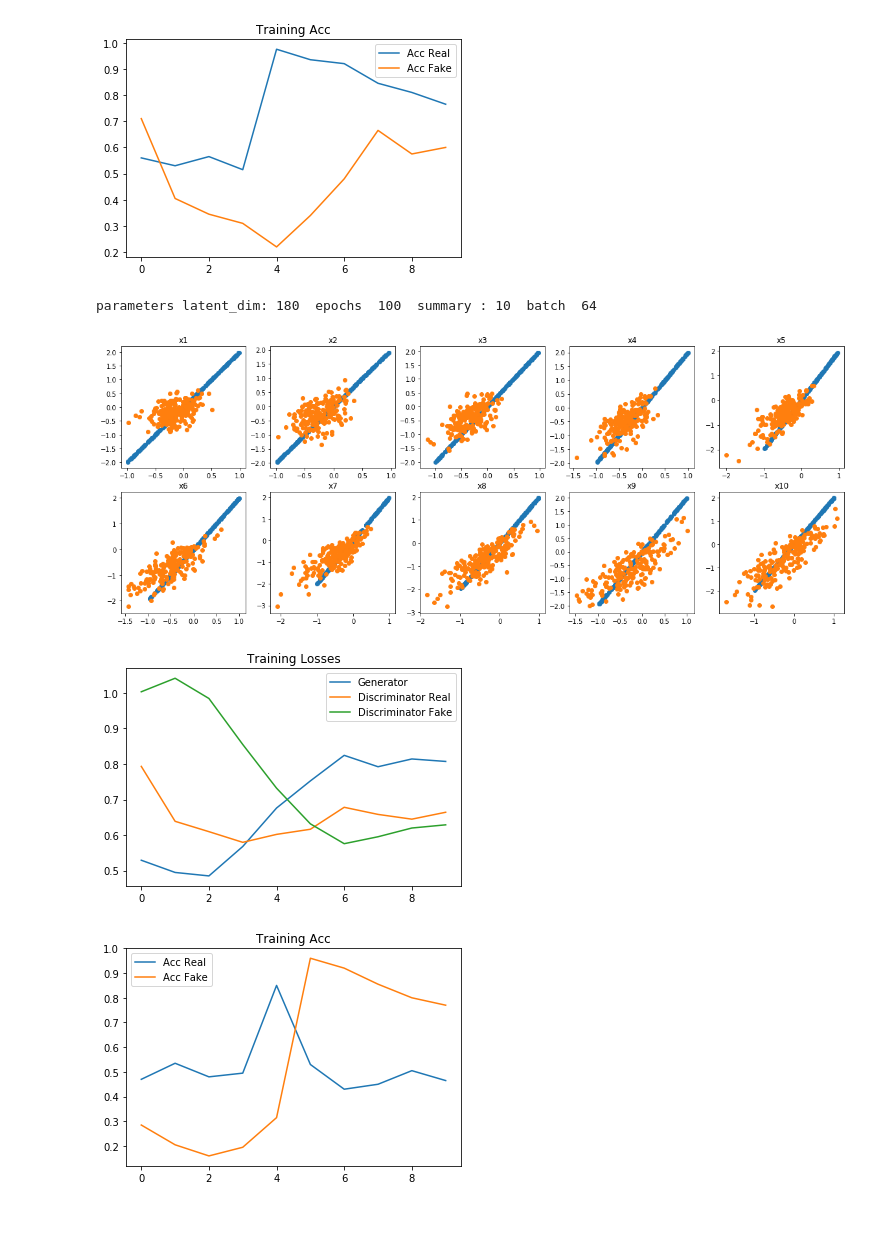
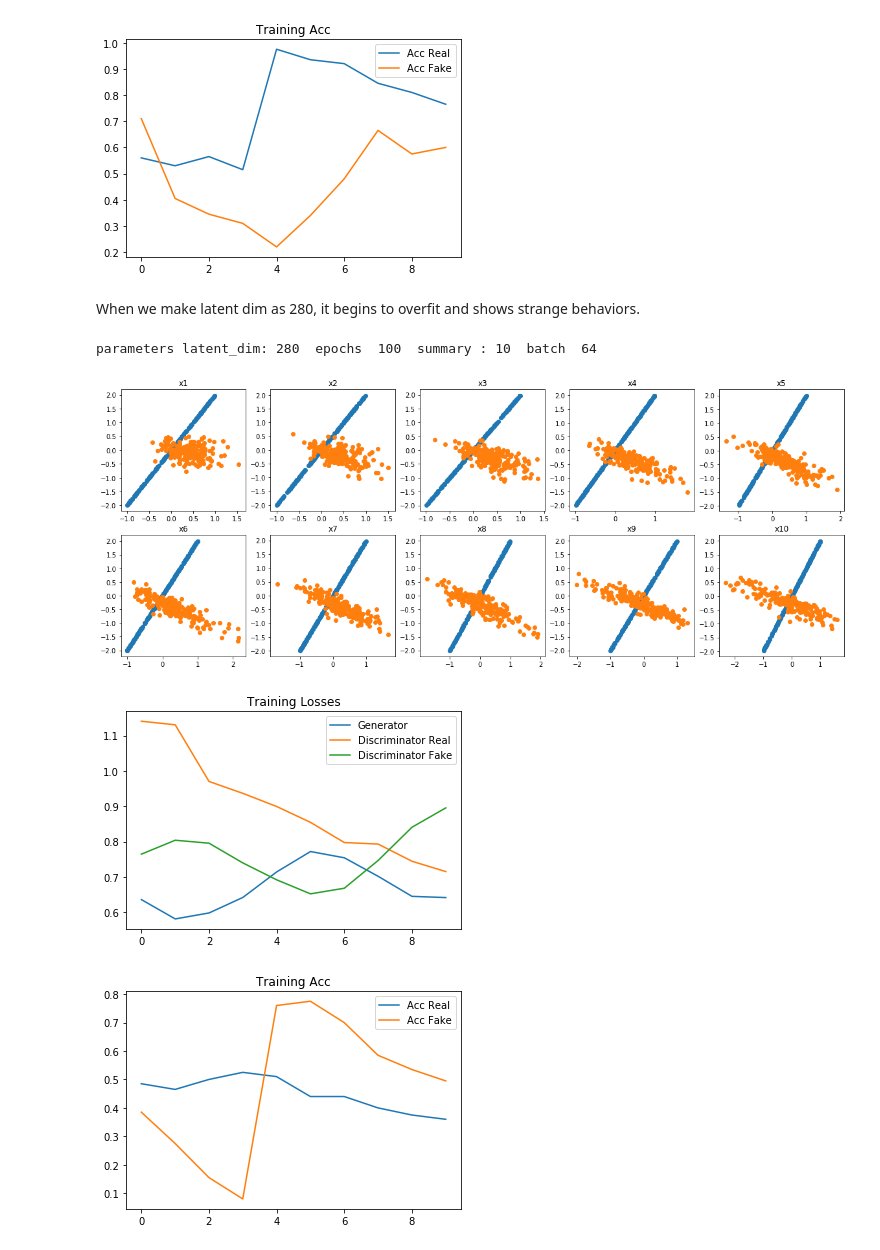
Before and after one commit to mcelikkaya/GANs, a Jupyter notebook: Gan_base_case.ipynb, the cells around one changed output. Saved outputs shown, nothing was run; the diff lists cells and outputs as text; code cells hidden in the pictures; blank space fills up the shorter version.

```diff
--- a/Gan_base_case.ipynb
+++ b/Gan_base_case.ipynb
@@ -269,11 +269,13 @@ parameters latent_dim: 80  epochs  100  summary : 10  batch  64
 [figure]
 [figure]
 [figure]
+# %% [markdown]
+When we make latent dim as 280, it begins to overfit and shows strange behaviors.
 # %%
-gan = gan_gen(" step ",generate_real_samples,generate_latent_points,n_epochs=100,n_eval=10 ,latent_dim=180,n_inputs=2 ,is_3d=False,combined_plot=True )
+gan = gan_gen(" step ",generate_real_samples,generate_latent_points,n_epochs=100,n_eval=10 ,latent_dim=280,n_inputs=2 ,is_3d=False,combined_plot=True )
 res = gan.run()
 # %% [output]
-parameters latent_dim: 180  epochs  100  summary : 10  batch  64
+parameters latent_dim: 280  epochs  100  summary : 10  batch  64
-[figure, old version]
+[figure, new version]
-[figure, old version]
+[figure, new version]
-[figure, old version]
+[figure, new version]
```
